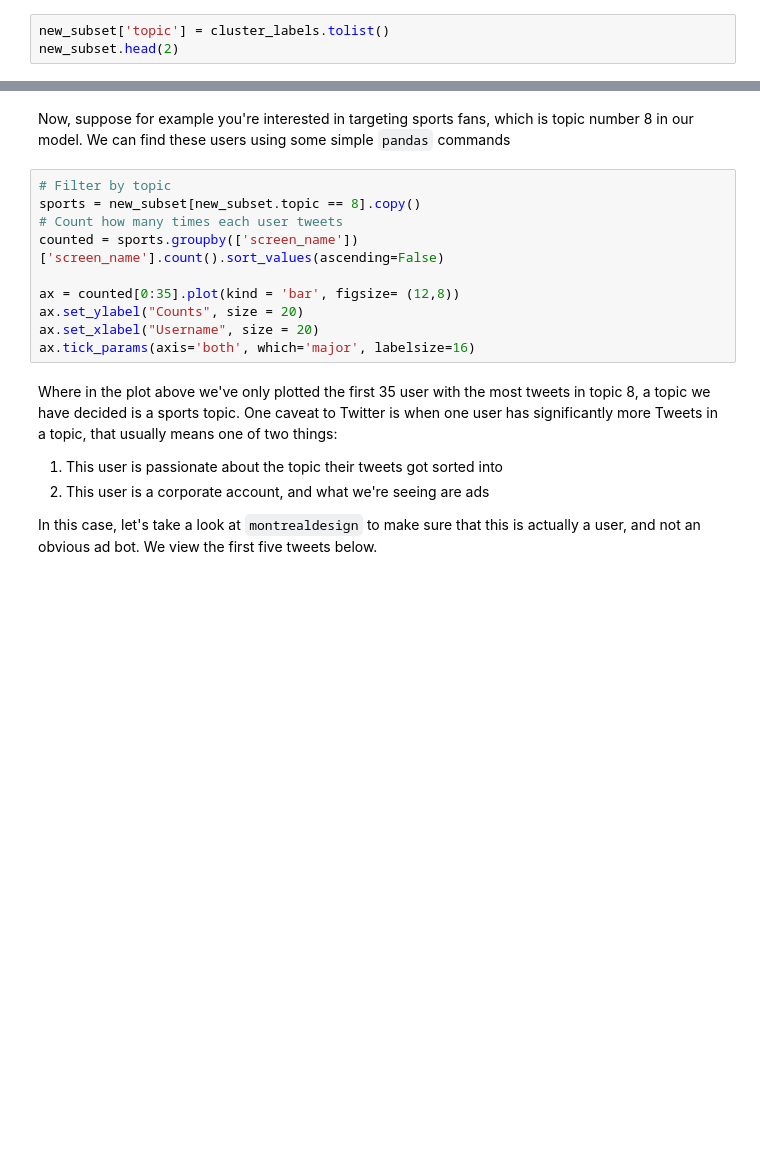
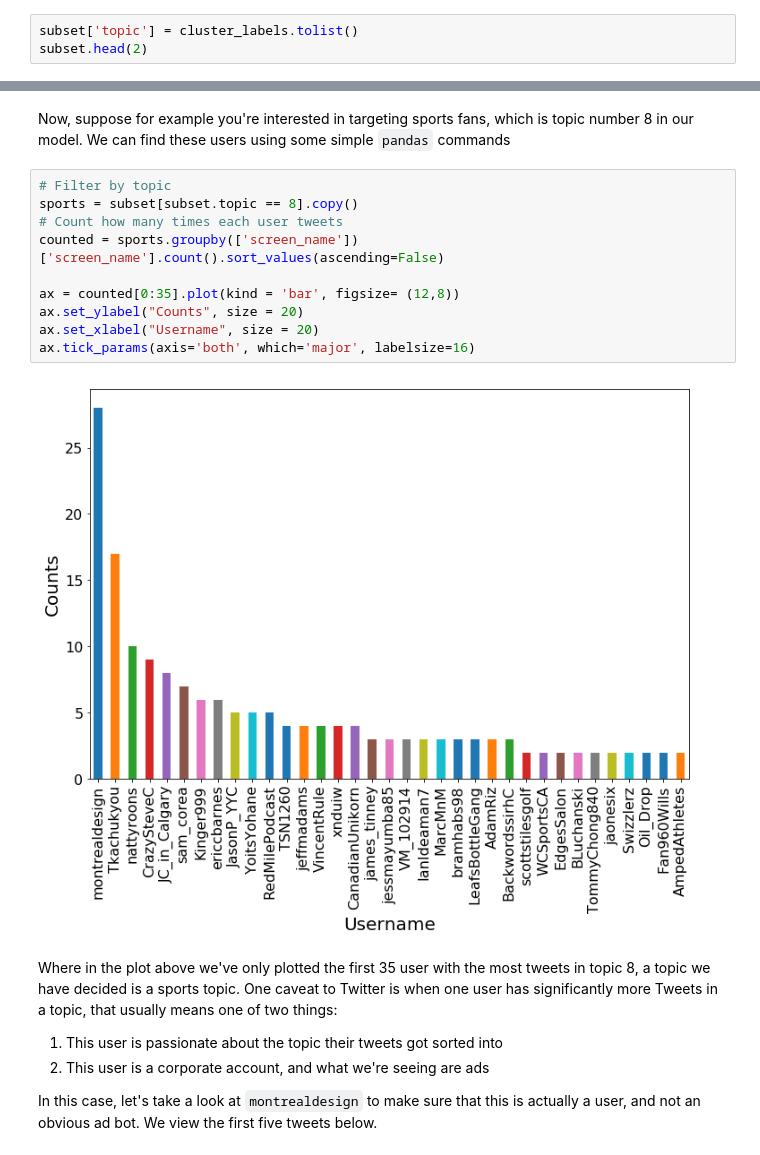
Before and after one commit to cybera/data-science-for-entrepreneurs-workshops, a Jupyter notebook: 3.Tweet_Topic_Modelling.ipynb, the cells around one changed output, grey strips where cells are left out. Drawn from its saved outputs; the diff is of its cells as text; blank space fills up the shorter version.

```diff
--- a/3.Tweet_Topic_Modelling.ipynb
+++ b/3.Tweet_Topic_Modelling.ipynb
@@ -791,5 +791,5 @@ From here you've got a great baseline to start things like market research. If y
 
 Suppose you've found a group of tweets around a topic of interest for you or your business. Now, you might like to either contact those users directly, or target ads at them. How do we go about that? Well, our first step is to add those topic labels to our data frame. This is done below.
 # %%
-new_subset['topic'] = cluster_labels.tolist()
-new_subset.head(2)
+subset['topic'] = cluster_labels.tolist()
+subset.head(2)
@@ -797,14 +801,16 @@ new_subset.head(2)
 Now, suppose for example you're interested in targeting sports fans, which is topic number 8 in our model. We can find these users using some simple `pandas` commands
 # %%
 # Filter by topic
-sports = new_subset[new_subset.topic == 8].copy()
+sports = subset[subset.topic == 8].copy()
 # Count how many times each user tweets
 counted = sports.groupby(['screen_name'])['screen_name'].count().sort_values(ascending=False)
 
 ax = counted[0:35].plot(kind = 'bar', figsize= (12,8))
 ax.set_ylabel("Counts", size = 20)
 ax.set_xlabel("Username", size = 20)
 ax.tick_params(axis='both', which='major', labelsize=16)
+# %% [output]
+[figure, added]
 # %% [markdown]
 Where in the plot above we've only plotted the first 35 user with the most tweets in topic 8, a topic we have decided is a sports topic. One caveat to Twitter is when one user has significantly more Tweets in a topic, that usually means one of two things:
 
```
Also changed, not shown: parts of 3 cells of this notebook.
